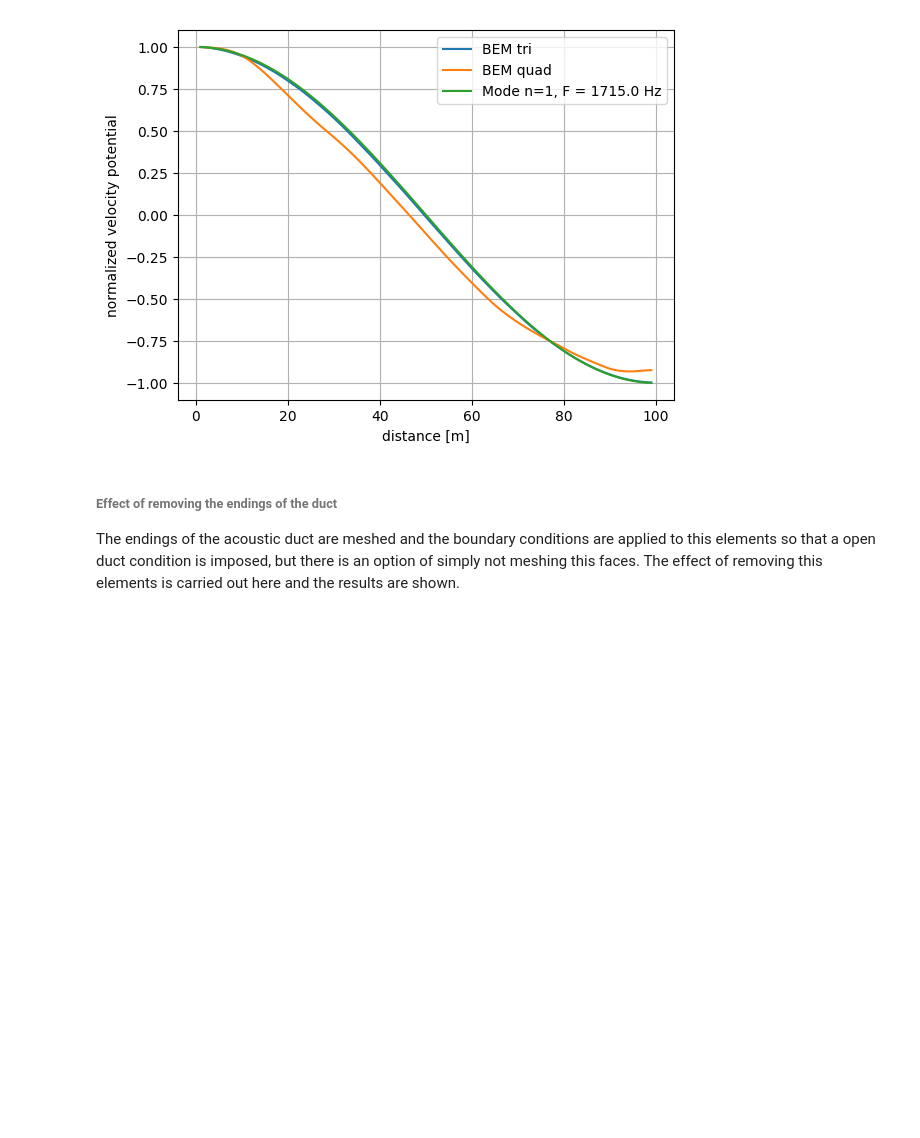
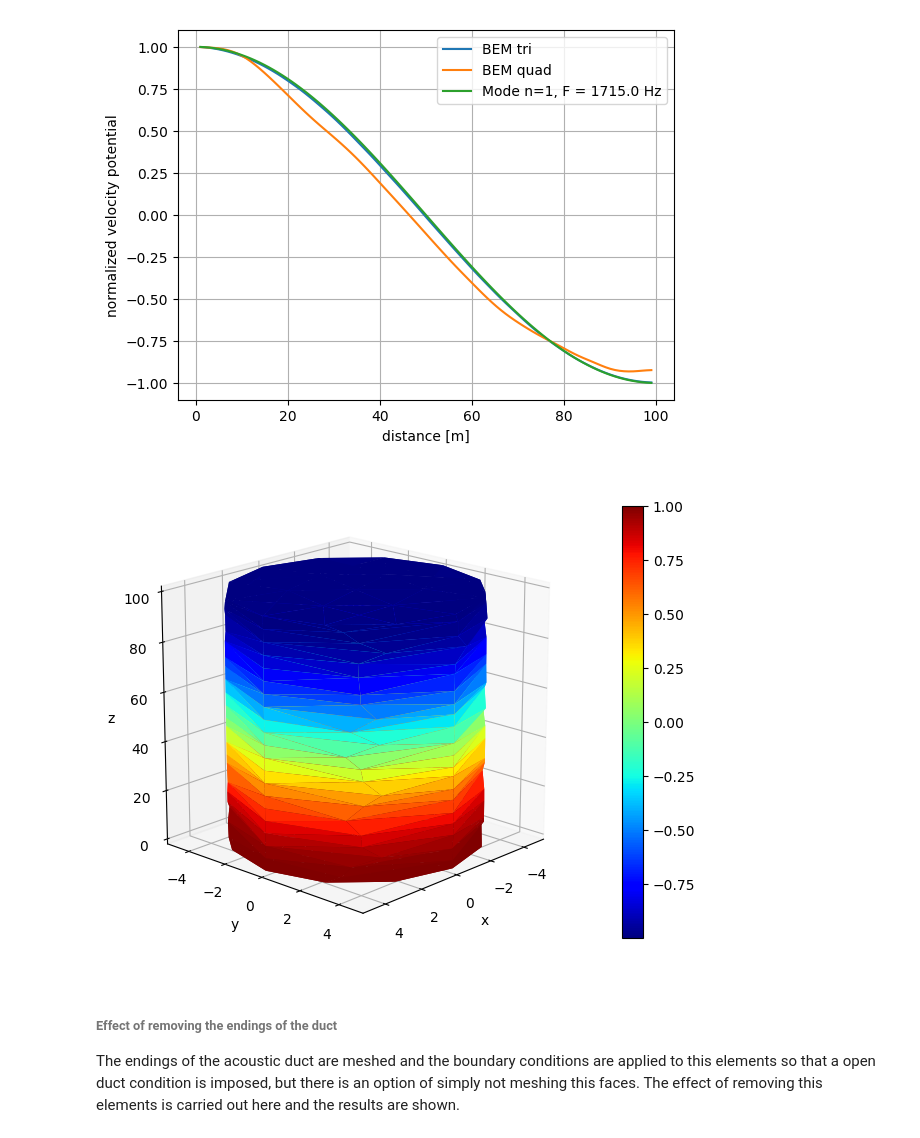
Before and after one commit to alvarocafe/BB, a Jupyter notebook: docs/BEM 3D - Helmholtz.ipynb, the cells around one changed output. Cells and saved outputs as stored; diff of their text form; code cells hidden in the pictures; blank space fills up the shorter version.

```diff
--- a/docs/BEM 3D - Helmholtz.ipynb
+++ b/docs/BEM 3D - Helmholtz.ipynb
@@ -186,6 +185,12 @@ legend()
 hold(0)
 # %% [output]
 [figure]
+# %%
+mshinfo = const3D_tri.lermsh("../dados/cylinder_in_tri_v.msh",3) #Read the mesh generated
+NOS_GEO,ELEM,elemint,CDC = mshinfo
+const3D_tri.mostra_resultados2(NOS_GEO,ELEM,real.(u[:,1]))
+# %% [output]
+[figure, added]
 # %% [markdown]
 ###### Effect of removing the endings of the duct
 
```
Also changed, not shown: parts of 3 cells of this notebook, 5 other files.
